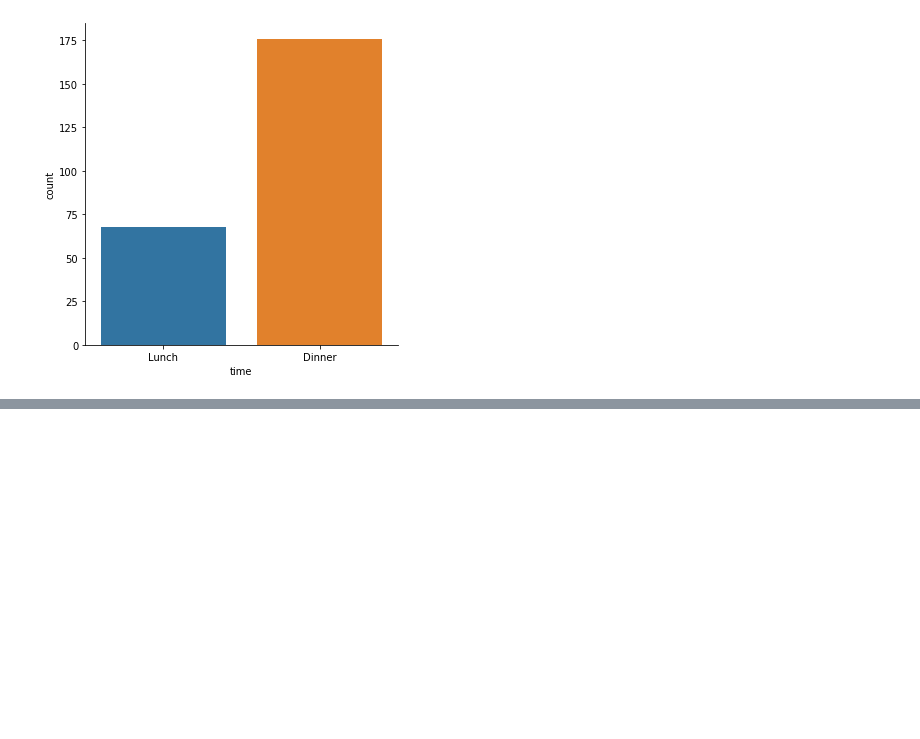
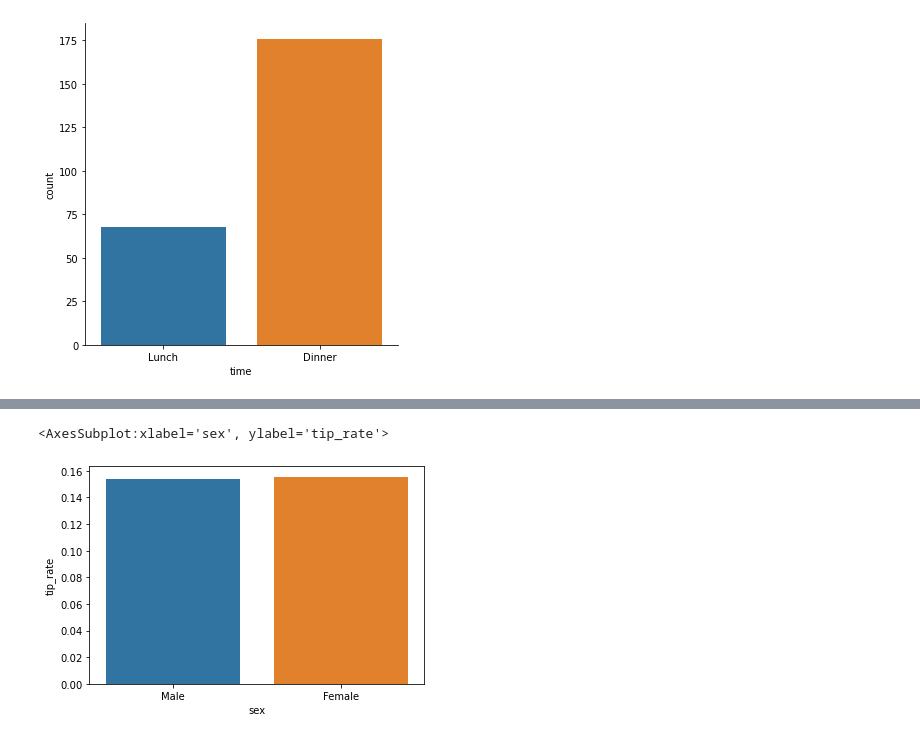
Before and after one commit to pajannat/my-learning, a Jupyter notebook: 米国データサイエンティストが教える統計学超入門講座/statistics.ipynb, the cells around one changed output, grey strips where cells are left out. Cells and saved outputs as stored; diff of their text form; code cells hidden in the pictures; blank space fills up the shorter version.

```diff
--- a/米国データサイエンティストが教える統計学超入門講座/statistics.ipynb
+++ b/米国データサイエンティストが教える統計学超入門講座/statistics.ipynb
@@ -33,0 +88,5 @@ sns.catplot('time', data=df, kind='count')
+# %%
+sns.barplot(x='sex', y='tip_rate', data=df, estimator=np.median, ci=None)
+# %% [output]
+<AxesSubplot:xlabel='sex', ylabel='tip_rate'>
+[figure, added]
```
Also changed, not shown: parts of 36 cells of this notebook.
